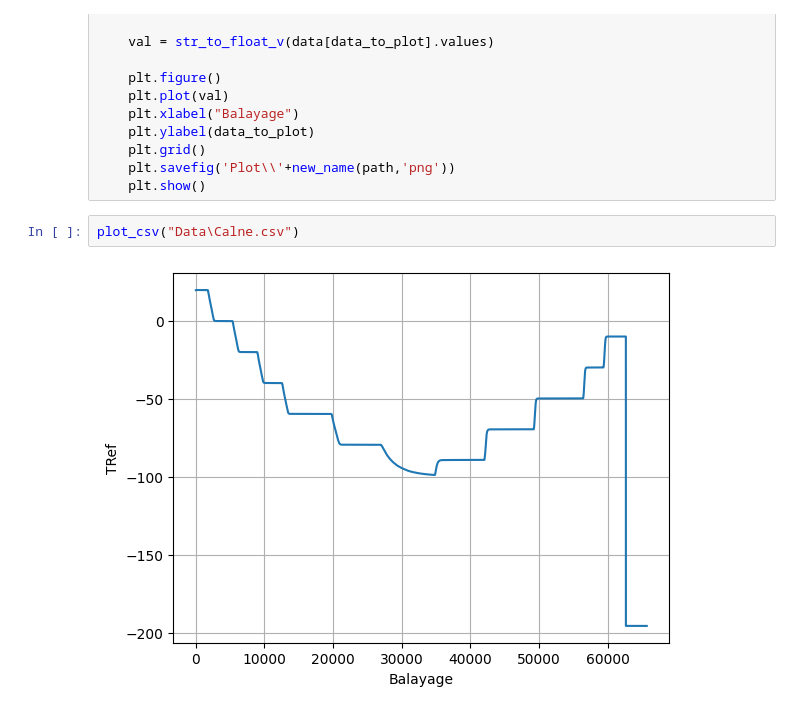
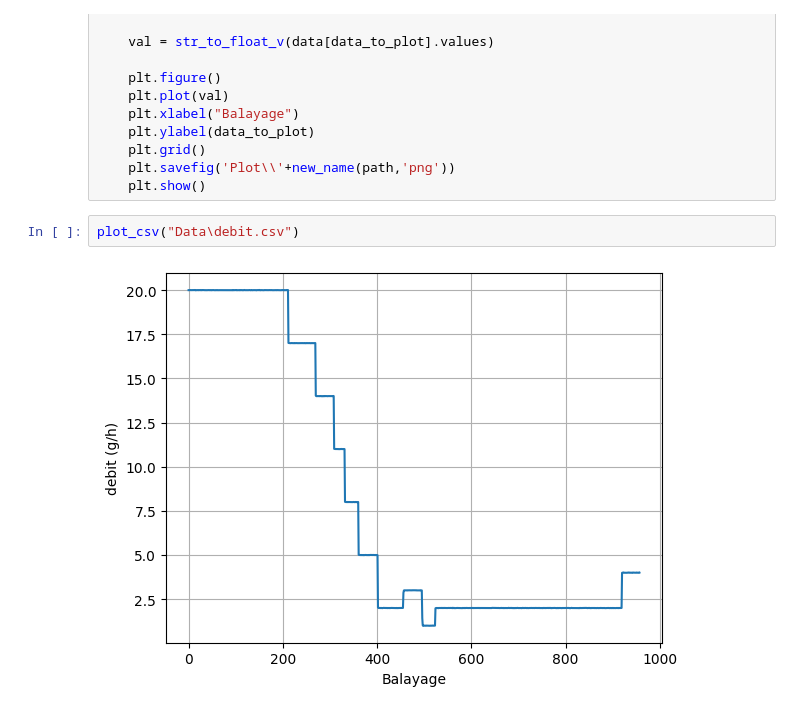
Before and after one commit to MatLD33/Projet-Info, a Jupyter notebook: lecture.ipynb, the cells around one changed output. Drawn from its saved outputs; the diff is of its cells as text.

```diff
--- a/lecture.ipynb
+++ b/lecture.ipynb
@@ -33,6 +33,6 @@ def plot_csv(path):
     plt.savefig('Plot\\'+new_name(path,'png'))
     plt.show()
 # %%
-plot_csv("Data\Calne.csv")
+plot_csv("Data\debit.csv")
 # %% [output]
-[figure, old version]
+[figure, new version]
```
Also changed, not shown: parts of 2 cells of this notebook, 2 other files.
